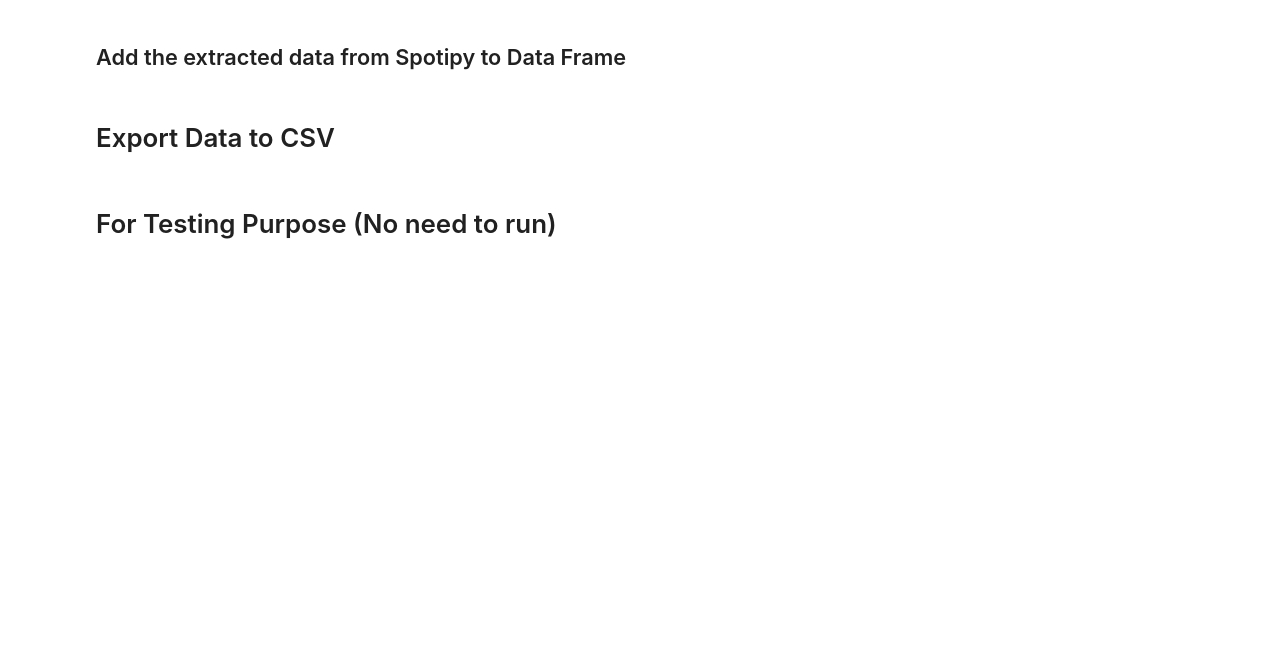
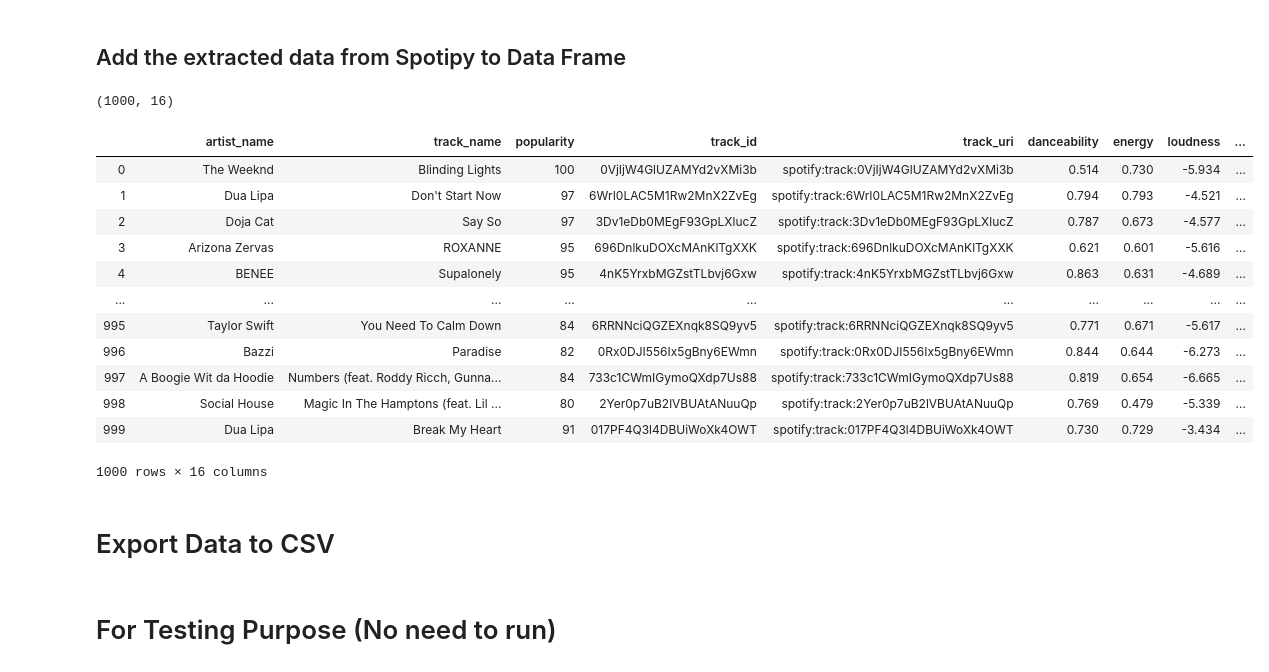
Before and after one commit to mhandipranata/bigdata-machine-learning-challenge, a Jupyter notebook: spotify-API_extract_template.ipynb, the cells around one changed output. Drawn from its saved outputs; the diff is of its cells as text; code cells hidden in the pictures; blank space fills up the shorter version.

```diff
--- a/spotify-API_extract_template.ipynb
+++ b/spotify-API_extract_template.ipynb
@@ -102,33 +102,48 @@ for uri in track_uri:
     valence.append(track_features[0]["valence"])
     tempo.append(track_features[0]["tempo"])
     duration.append(track_features[0]["duration_ms"])
-    time.sleep(7)
+    time.sleep(3)
 # %% [markdown]
 ## Add the extracted data from Spotipy to Data Frame
 # %%
 # Add the collected songs/tracks and their features to DataFrame
 track_features_df = pd.DataFrame({
     'artist_name' : artist_name,
     'track_name' : track_name,
     'popularity' : popularity,
     'track_id' : track_id,
     'track_uri' : track_uri,
     'danceability': danceability,
     'energy': energy,
     'loudness': loudness,
     'speechiness': speechiness,
     'acousticness': acousticness,
     'instrumentalness': instrumentalness,
     'liveness': liveness,
     'valence': valence,
     'tempo': tempo,
     'duration': duration
 })
 
-track_features_df['genre'] = 'instrumental'
+track_features_df['genre'] = 'hiphop'
 
 print(track_features_df.shape)
 track_features_df
+# %% [output]
+(1000, 16)
+|  | artist_name | track_name | popularity | track_id | track_uri | danceability | energy | loudness | ... |
+| 0 | The Weeknd | Blinding Lights | 100 | 0VjIjW4GlUZAMYd2vXMi3b | spotify:track:0VjIjW4GlUZAMYd2vXMi3b | 0.514 | 0.730 | -5.934 | ... |
+| 1 | Dua Lipa | Don't Start Now | 97 | 6WrI0LAC5M1Rw2MnX2ZvEg | spotify:track:6WrI0LAC5M1Rw2MnX2ZvEg | 0.794 | 0.793 | -4.521 | ... |
+| 2 | Doja Cat | Say So | 97 | 3Dv1eDb0MEgF93GpLXlucZ | spotify:track:3Dv1eDb0MEgF93GpLXlucZ | 0.787 | 0.673 | -4.577 | ... |
+| 3 | Arizona Zervas | ROXANNE | 95 | 696DnlkuDOXcMAnKlTgXXK | spotify:track:696DnlkuDOXcMAnKlTgXXK | 0.621 | 0.601 | -5.616 | ... |
+| 4 | BENEE | Supalonely | 95 | 4nK5YrxbMGZstTLbvj6Gxw | spotify:track:4nK5YrxbMGZstTLbvj6Gxw | 0.863 | 0.631 | -4.689 | ... |
+| ... | ... | ... | ... | ... | ... | ... | ... | ... | ... |
+| 995 | Taylor Swift | You Need To Calm Down | 84 | 6RRNNciQGZEXnqk8SQ9yv5 | spotify:track:6RRNNciQGZEXnqk8SQ9yv5 | 0.771 | 0.671 | -5.617 | ... |
+| 996 | Bazzi | Paradise | 82 | 0Rx0DJI556Ix5gBny6EWmn | spotify:track:0Rx0DJI556Ix5gBny6EWmn | 0.844 | 0.644 | -6.273 | ... |
+| 997 | A Boogie Wit da Hoodie | Numbers (feat. Roddy Ricch, Gunna... | 84 | 733c1CWmIGymoQXdp7Us88 | spotify:track:733c1CWmIGymoQXdp7Us88 | 0.819 | 0.654 | -6.665 | ... |
+| 998 | Social House | Magic In The Hamptons (feat. Lil ... | 80 | 2Yer0p7uB2lVBUAtANuuQp | spotify:track:2Yer0p7uB2lVBUAtANuuQp | 0.769 | 0.479 | -5.339 | ... |
+| 999 | Dua Lipa | Break My Heart | 91 | 017PF4Q3l4DBUiWoXk4OWT | spotify:track:017PF4Q3l4DBUiWoXk4OWT | 0.730 | 0.729 | -3.434 | ... |
+1000 rows × 16 columns
 # %% [markdown]
 # Export Data to CSV
 # %%
```
Also changed, not shown: parts of 3 cells of this notebook, 5 other files.
